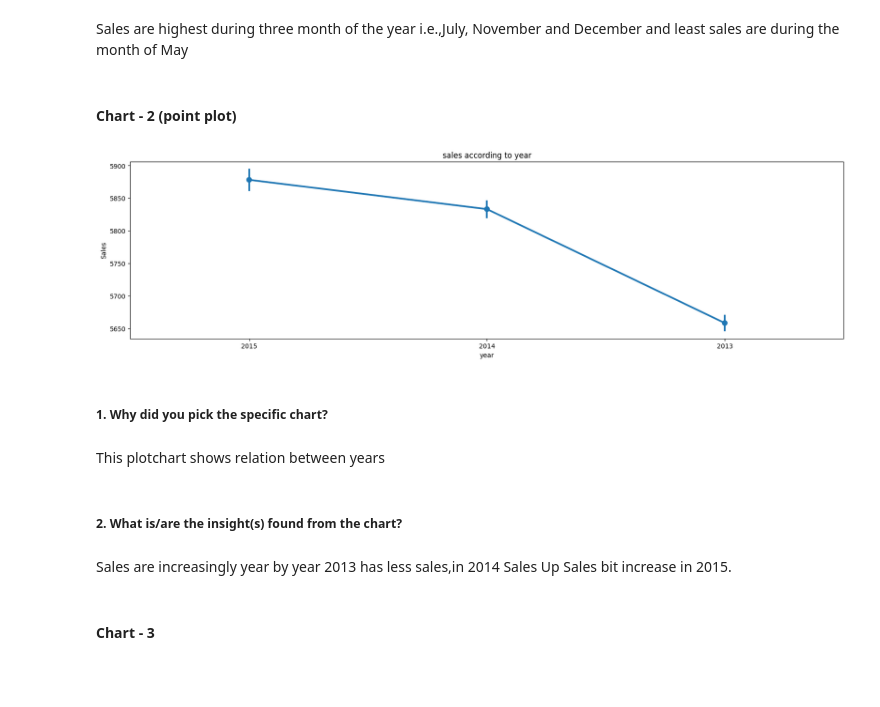
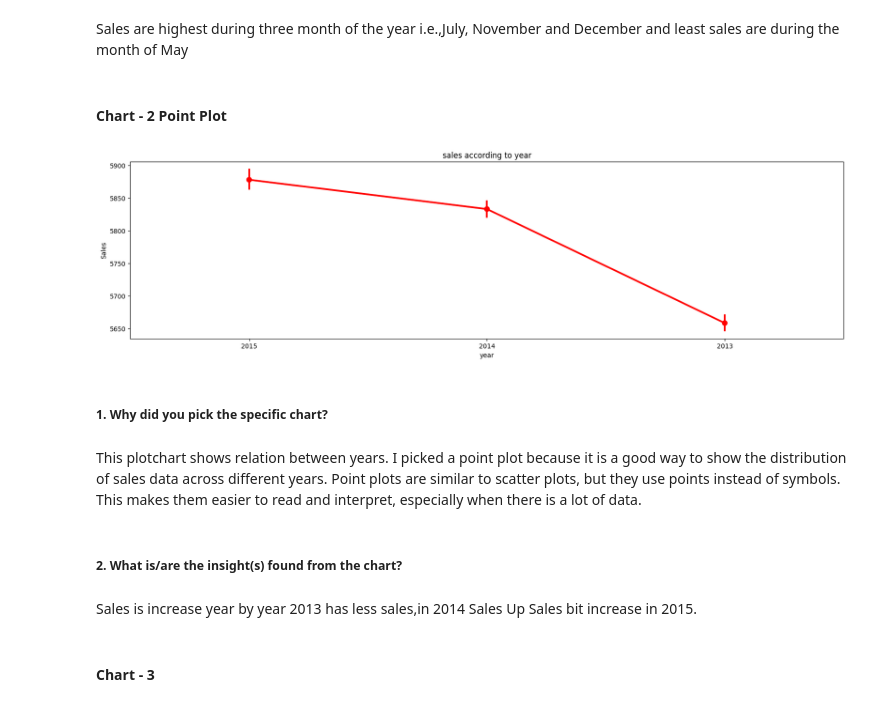
Before and after one commit to poojayadao12/Retail-Sales-Prediction-Project, a Jupyter notebook: Final_Retail_Sales_Prediction_Project_Supervised_Learning.ipynb, the cells around one changed output. Drawn from its saved outputs; the diff is of its cells as text; code cells hidden in the pictures; blank space fills up the shorter version.

```diff
--- a/Final_Retail_Sales_Prediction_Project_Supervised_Learning.ipynb
+++ b/Final_Retail_Sales_Prediction_Project_Supervised_Learning.ipynb
@@ -514,5 +516,5 @@ Bar chart are easy to understand and to create
 # %% [markdown]
 Sales are highest during three month of the year i.e.,July, November and December and least sales are during the month of May
 # %% [markdown]
-#### Chart - 2 (point plot)
+#### Chart - 2 Point Plot
 # %%
@@ -520,18 +522,19 @@ Sales are highest during three month of the year i.e.,July, November and Decembe
 # %%
 fig,ax=plt.subplots(figsize=(20,5))
-sns.pointplot(data=df , x='year' , y = 'Sales' , ax=ax)
+sns.pointplot(data=df , x='year' , y = 'Sales' , ax=ax, color='Red')
 ax.set(title = 'sales according to year')
 plt.show()
 # %% [output]
-[figure, old version]
+[figure, new version]
 # %% [markdown]
 ##### 1. Why did you pick the specific chart?
-# %% [markdown]
-This plotchart shows relation between years
+# %% [markdown]
+This plotchart shows relation between years.
+I picked a point plot  because it is a good way to show the distribution of sales data across different years. Point plots are similar to scatter plots, but they use points instead of symbols. This makes them easier to read and interpret, especially when there is a lot of data.
 # %% [markdown]
 ##### 2. What is/are the insight(s) found from the chart?
 # %% [markdown]
-Sales are  increasingly year by year 2013 has less sales,in 2014 Sales Up  Sales bit increase in 2015.
+Sales is  increase year by year 2013 has less sales,in 2014 Sales Up  Sales bit increase in 2015.
 # %% [markdown]
 #### Chart - 3
 # %%
```
Also changed, not shown: parts of 95 cells of this notebook.
